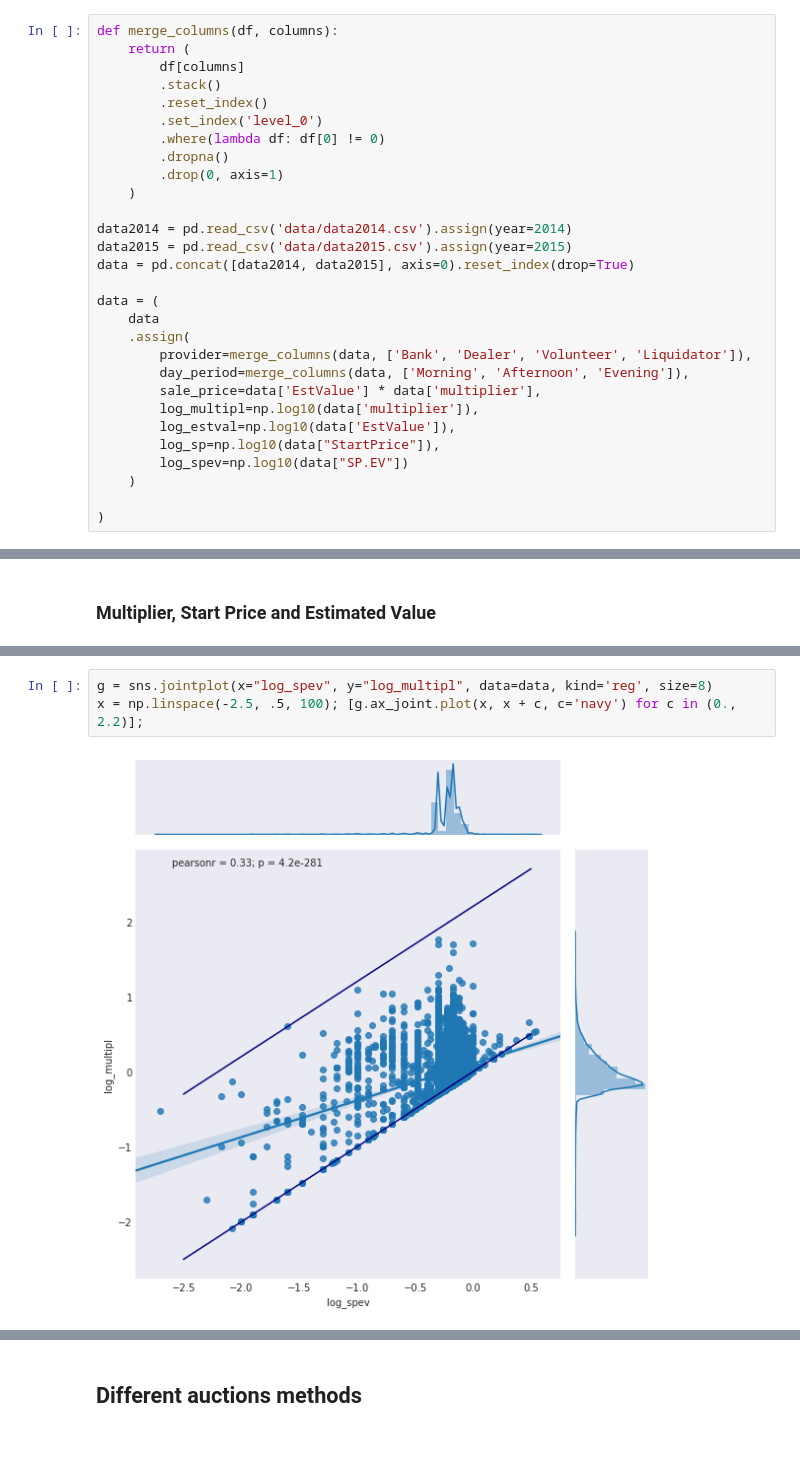
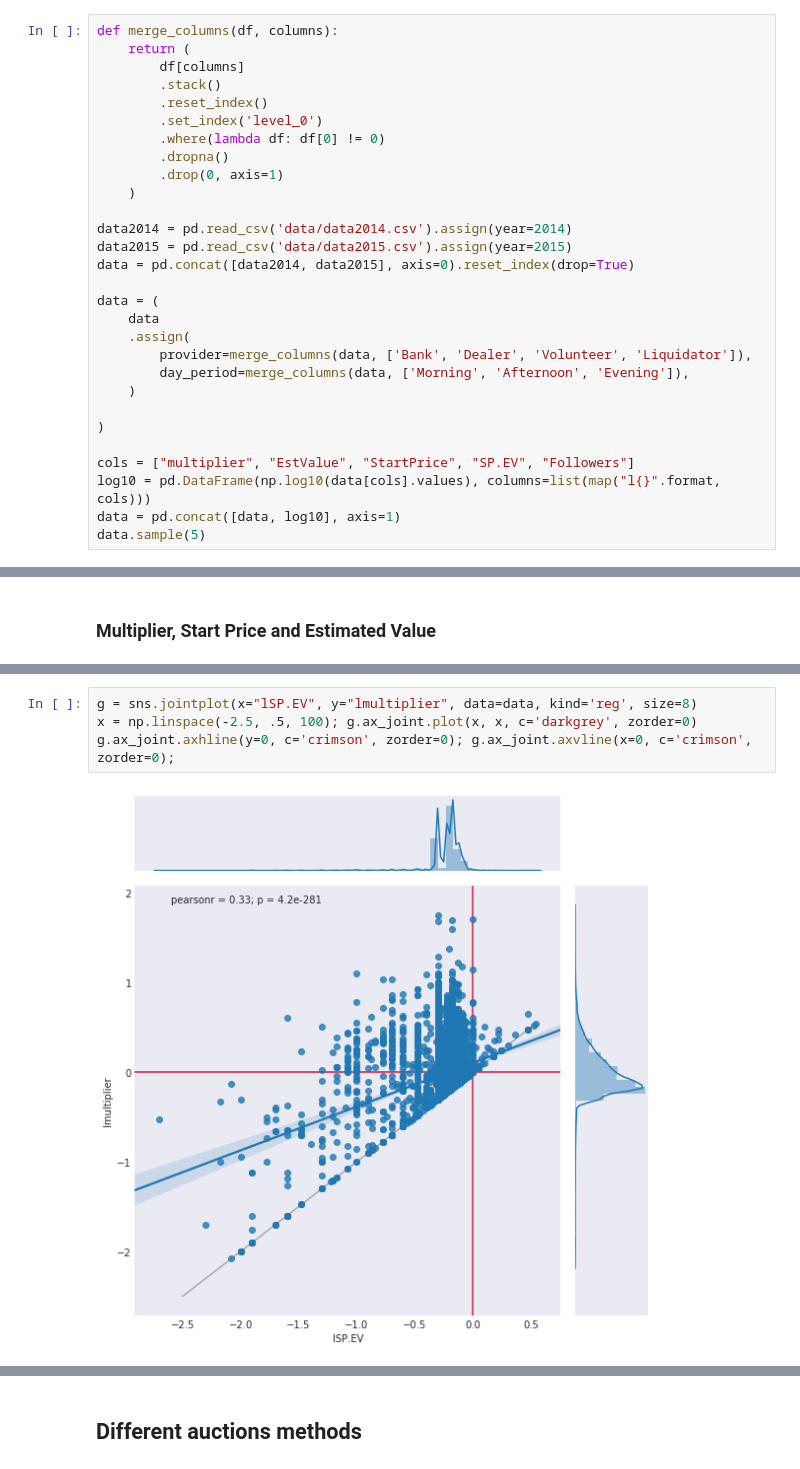
Before and after one commit to qmeeus/auction-optimiser, a Jupyter notebook: Report draft.ipynb, the cells around one changed output, grey strips where cells are left out. Cells and saved outputs as stored; diff of their text form.

```diff
--- a/Report draft.ipynb
+++ b/Report draft.ipynb
@@ -27,11 +27,11 @@ data = (
     .assign(
         provider=merge_columns(data, ['Bank', 'Dealer', 'Volunteer', 'Liquidator']),
         day_period=merge_columns(data, ['Morning', 'Afternoon', 'Evening']),
-        sale_price=data['EstValue'] * data['multiplier'],
-        log_multipl=np.log10(data['multiplier']),
-        log_estval=np.log10(data['EstValue']),
-        log_sp=np.log10(data["StartPrice"]),
-        log_spev=np.log10(data["SP.EV"])
     )
 
 )
+
+cols = ["multiplier", "EstValue", "StartPrice", "SP.EV", "Followers"]
+log10 = pd.DataFrame(np.log10(data[cols].values), columns=list(map("l{}".format, cols)))
+data = pd.concat([data, log10], axis=1)
+data.sample(5)
@@ -90,5 +119,6 @@ There seem to be a relation between the ratio of the start price and the estimat
 # %%
-g = sns.jointplot(x="log_spev", y="log_multipl", data=data, kind='reg', size=8)
-x = np.linspace(-2.5, .5, 100); [g.ax_joint.plot(x, x + c, c='navy') for c in (0., 2.2)];
+g = sns.jointplot(x="lSP.EV", y="lmultiplier", data=data, kind='reg', size=8)
+x = np.linspace(-2.5, .5, 100); g.ax_joint.plot(x, x, c='darkgrey', zorder=0)
+g.ax_joint.axhline(y=0, c='crimson', zorder=0); g.ax_joint.axvline(x=0, c='crimson', zorder=0);
 # %% [output]
-[figure, old version]
+[figure, new version]
```
Also changed, not shown: parts of 14 cells of this notebook, 8 other files.
